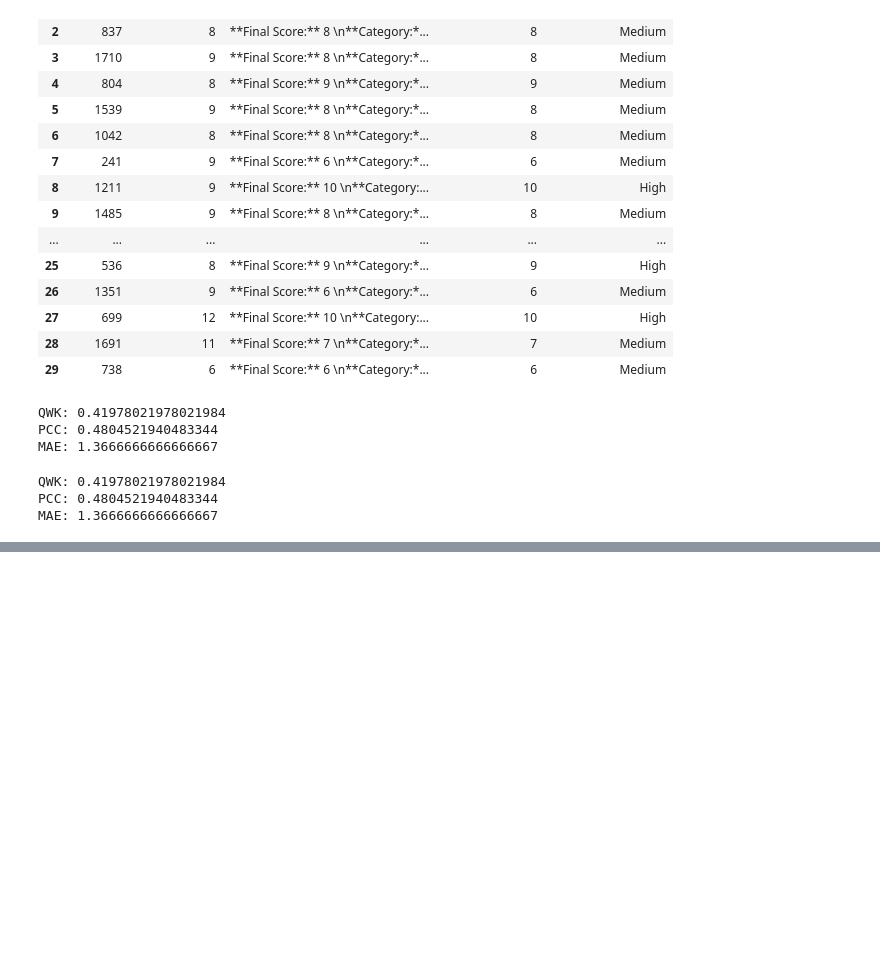
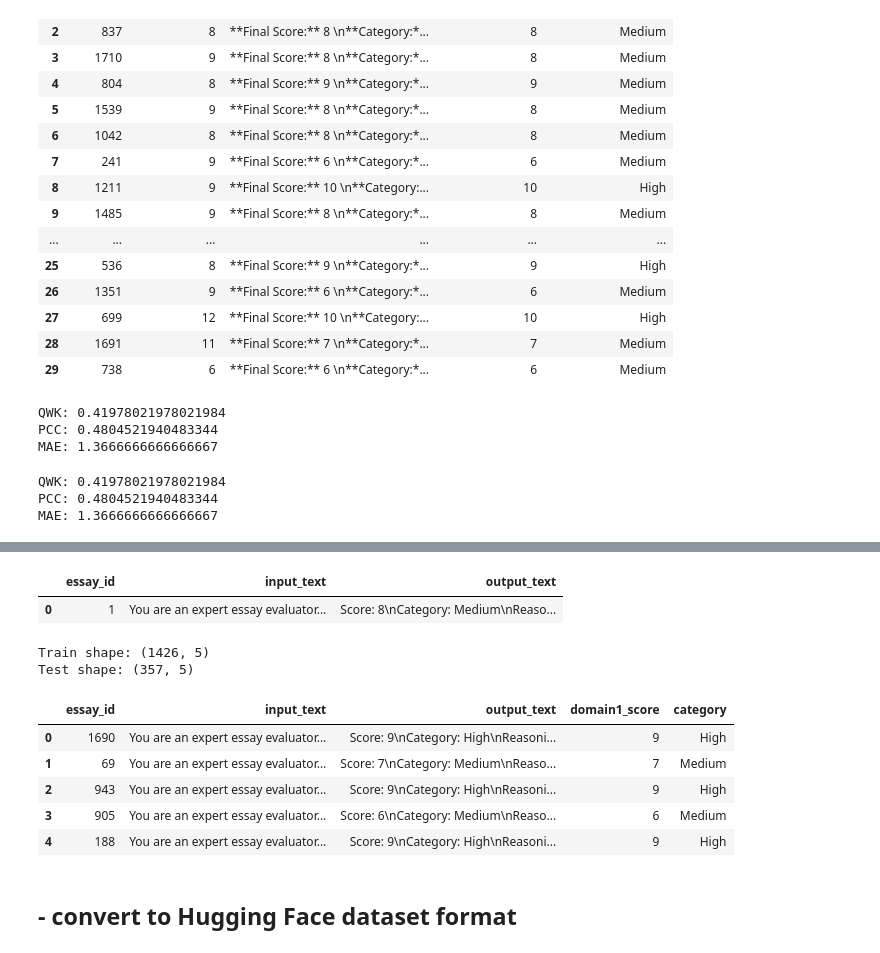
Before and after one commit to MalakSalehh/Thesis-datasets, a Jupyter notebook: FINAL.ipynb, the cells around one changed output, grey strips where cells are left out. Saved outputs shown, nothing was run; the diff lists cells and outputs as text; code cells hidden in the pictures; blank space fills up the shorter version.

```diff
--- a/FINAL.ipynb
+++ b/FINAL.ipynb
@@ -334,0 +374,14 @@ MAE: 1.3666666666666667
+# %%
+def score_to_category(score):
+    if 2 <= score <= 5:
+        return "Low"
+    elif 6 <= score <= 8:
+        return "Medium"
+    elif 9 <= score <= 12:
+        return "High"
+    else:
+        return "Unknown"
+
+set1_df["category"] = set1_df["domain1_score"].apply(score_to_category)
+
+set1_df[["essay_id", "domain1_score", "category"]].head()
@@ -334,0 +463,40 @@ MAE: 1.3666666666666667
+# %%
+set1_df["input_text"] = set1_df["essay"].apply(build_input_text)
+set1_df["output_text"] = set1_df.apply(
+    lambda row: build_output_text(row["domain1_score"], row["category"]),
+    axis=1
+)
+
+set1_df[["essay_id", "input_text", "output_text"]].head(1)
+# %% [output]
+|  | essay_id | input_text | output_text |
+| 0 | 1 | You are an expert essay evaluator... | Score: 8\nCategory: Medium\nReaso... |
+# %%
+##split the data into train and test
+from sklearn.model_selection import train_test_split
+
+train_df, test_df = train_test_split(
+    set1_df[["essay_id", "input_text", "output_text", "domain1_score", "category"]],
+    test_size=0.2,
+    random_state=42,
+    stratify=set1_df["category"]
+)
+
+train_df = train_df.reset_index(drop=True)
+test_df = test_df.reset_index(drop=True)
+
+print("Train shape:", train_df.shape)
+print("Test shape:", test_df.shape)
+
+train_df.head()
+# %% [output]
+Train shape: (1426, 5)
+Test shape: (357, 5)
+|  | essay_id | input_text | output_text | domain1_score | category |
+| 0 | 1690 | You are an expert essay evaluator... | Score: 9\nCategory: High\nReasoni... | 9 | High |
+| 1 | 69 | You are an expert essay evaluator... | Score: 7\nCategory: Medium\nReaso... | 7 | Medium |
+| 2 | 943 | You are an expert essay evaluator... | Score: 9\nCategory: High\nReasoni... | 9 | High |
+| 3 | 905 | You are an expert essay evaluator... | Score: 6\nCategory: Medium\nReaso... | 6 | Medium |
+| 4 | 188 | You are an expert essay evaluator... | Score: 9\nCategory: High\nReasoni... | 9 | High |
+# %% [markdown]
+  ## - **convert to Hugging Face dataset format**
```
Also changed, not shown: parts of 23 cells of this notebook.
